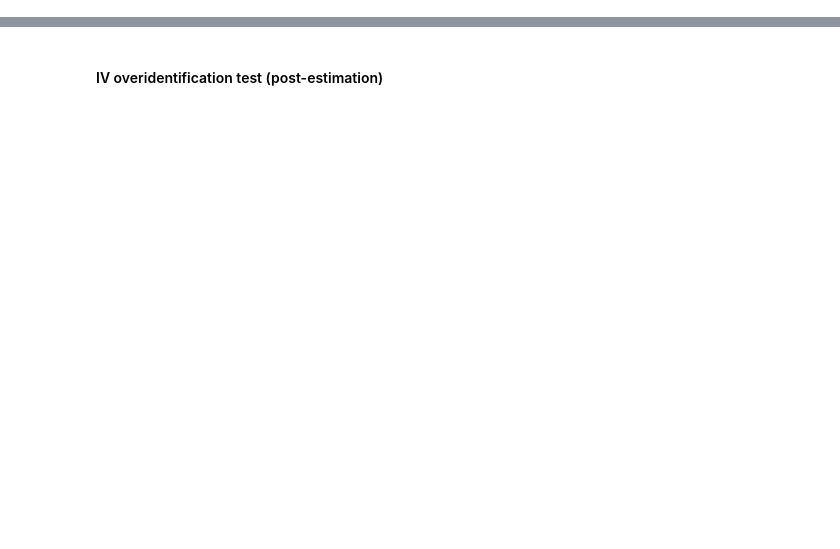
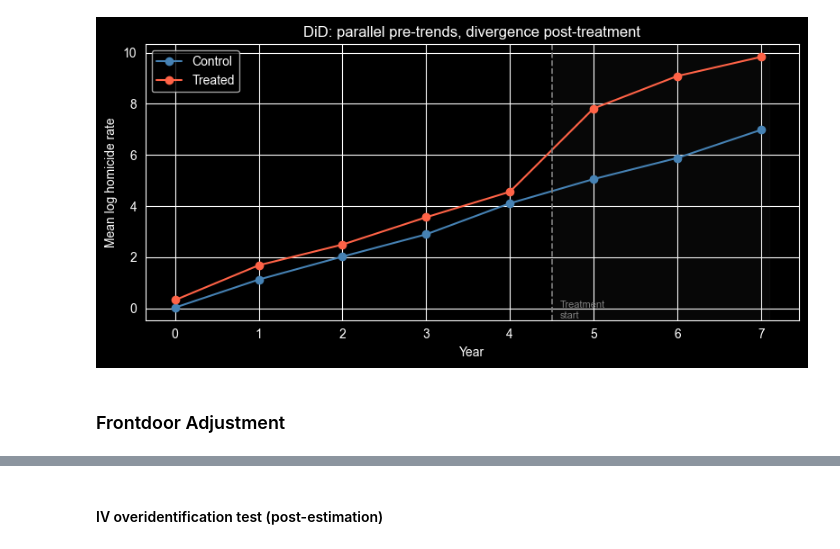
Before and after one commit to causalNLP/causal-agent, a Jupyter notebook: docs/examples/assumption_utils_usecases.ipynb, the cells around one changed output, grey strips where cells are left out. Saved outputs shown, nothing was run; the diff lists cells and outputs as text; code cells hidden in the pictures; blank space fills up the shorter version.

```diff
--- a/docs/examples/assumption_utils_usecases.ipynb
+++ b/docs/examples/assumption_utils_usecases.ipynb
@@ -212 +450,24 @@ print(result_sutva_did)
+# %%
+import matplotlib.pyplot as plt
+import matplotlib.patches as mpatches
+
+fig, ax = plt.subplots(figsize=(8, 4))
+
+for group, label, color in [(0, "Control", "steelblue"), (1, "Treated", "tomato")]:
+    means = df_did[df_did["ever_treated"] == group].groupby("year")["l_homicide"].mean()
+    ax.plot(means.index, means.values, marker="o", label=label, color=color)
+
+ax.axvline(treatment_year - 0.5, color="gray", linestyle="--", linewidth=1.2)
+ax.axvspan(treatment_year - 0.5, df_did["year"].max() + 0.1, alpha=0.06, color="gray")
+ax.text(treatment_year - 0.4, ax.get_ylim()[0], "Treatment\nstart", fontsize=8, color="gray", va="bottom")
+ax.set_xlabel("Year")
+ax.set_ylabel("Mean log homicide rate")
+ax.set_title("DiD: parallel pre-trends, divergence post-treatment")
+ax.legend()
+plt.tight_layout()
+plt.show()
+# %% [output]
+[figure, added]
+# %% [markdown]
+### Frontdoor Adjustment
 # %% [markdown]
```
Also changed, not shown: parts of 84 cells of this notebook.
